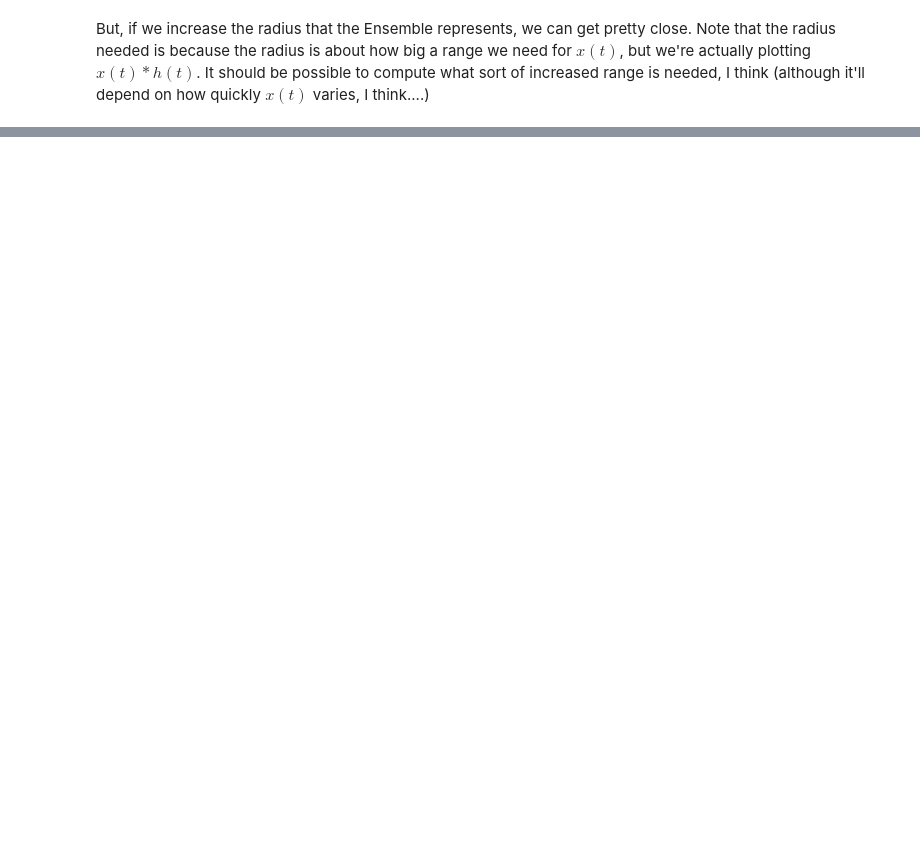
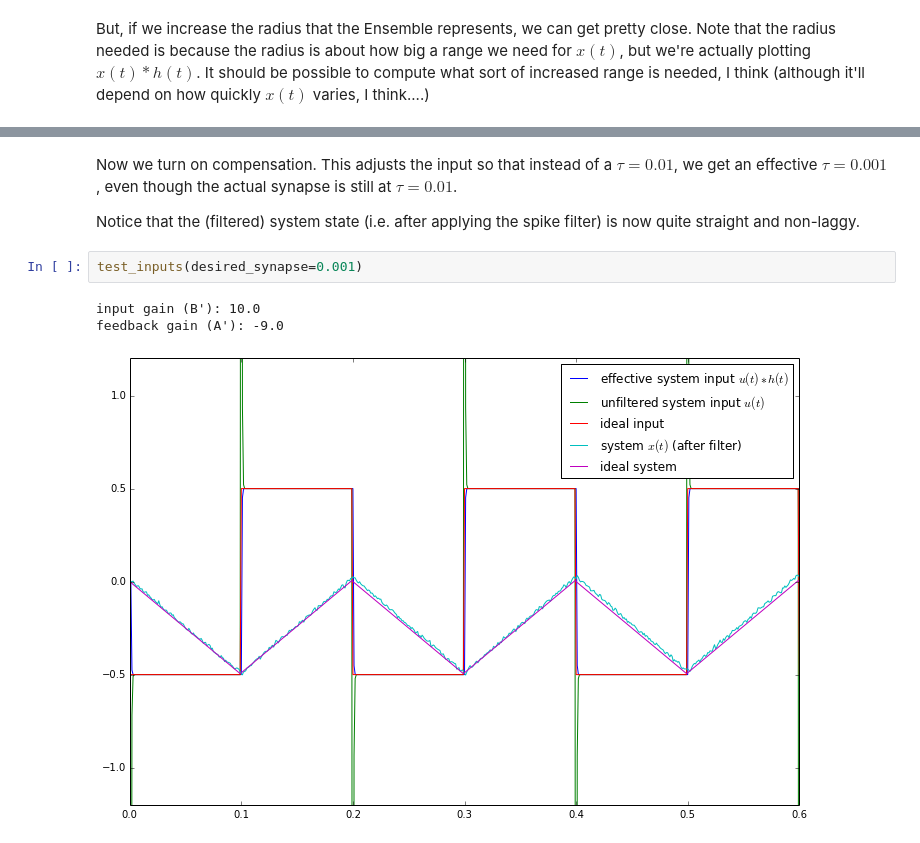
Before and after one commit to tcstewar/testing_notebooks, a Jupyter notebook: Dynamic Compensation.ipynb, the cells around one changed output, grey strips where cells are left out. Saved outputs shown, nothing was run; the diff lists cells and outputs as text; blank space fills up the shorter version.

```diff
--- a/Dynamic Compensation.ipynb
+++ b/Dynamic Compensation.ipynb
@@ -83,0 +129,10 @@ feedback gain (A'): -9.0
+# %% [markdown]
+Now we turn on compensation.  This adjusts the input so that instead of a $\tau=0.01$, we get an effective $\tau=0.001$, even though the actual synapse is still at $\tau=0.01$.
+
+Notice that the (filtered) system state (i.e. after applying the spike filter) is now quite straight and non-laggy.
+# %%
+test_inputs(desired_synapse=0.001)
+# %% [output]
+input gain (B'): 10.0
+feedback gain (A'): -9.0
+[figure, added]
```
Also changed, not shown: parts of 8 cells of this notebook.
